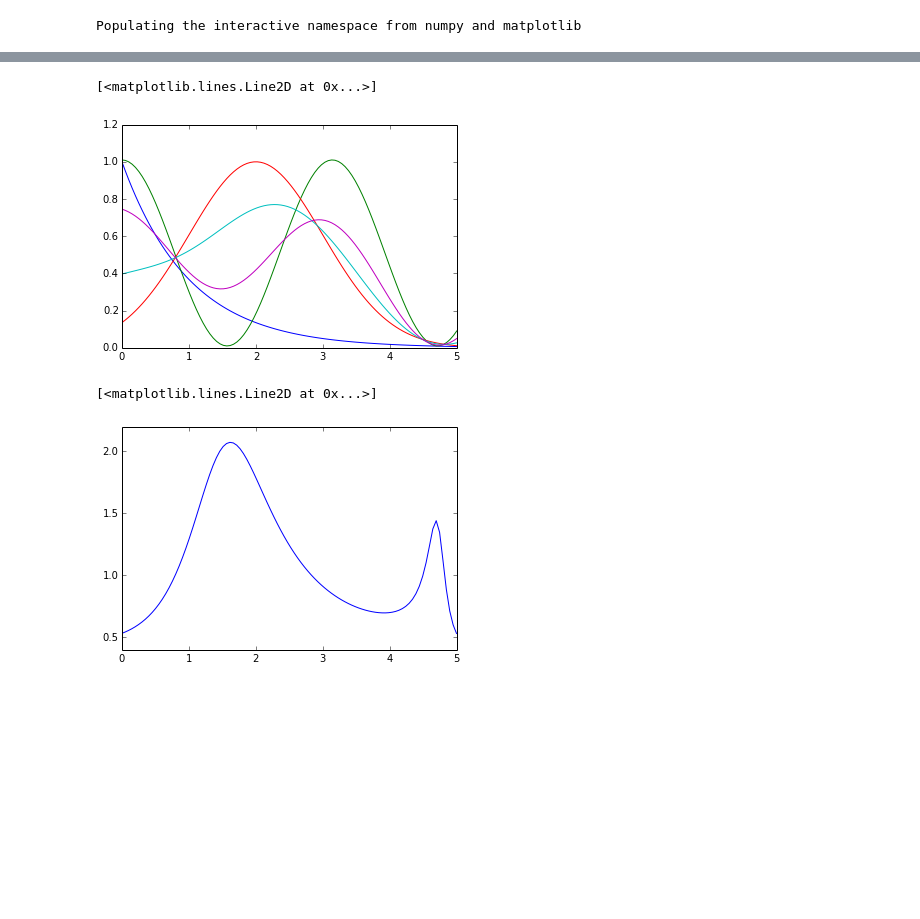
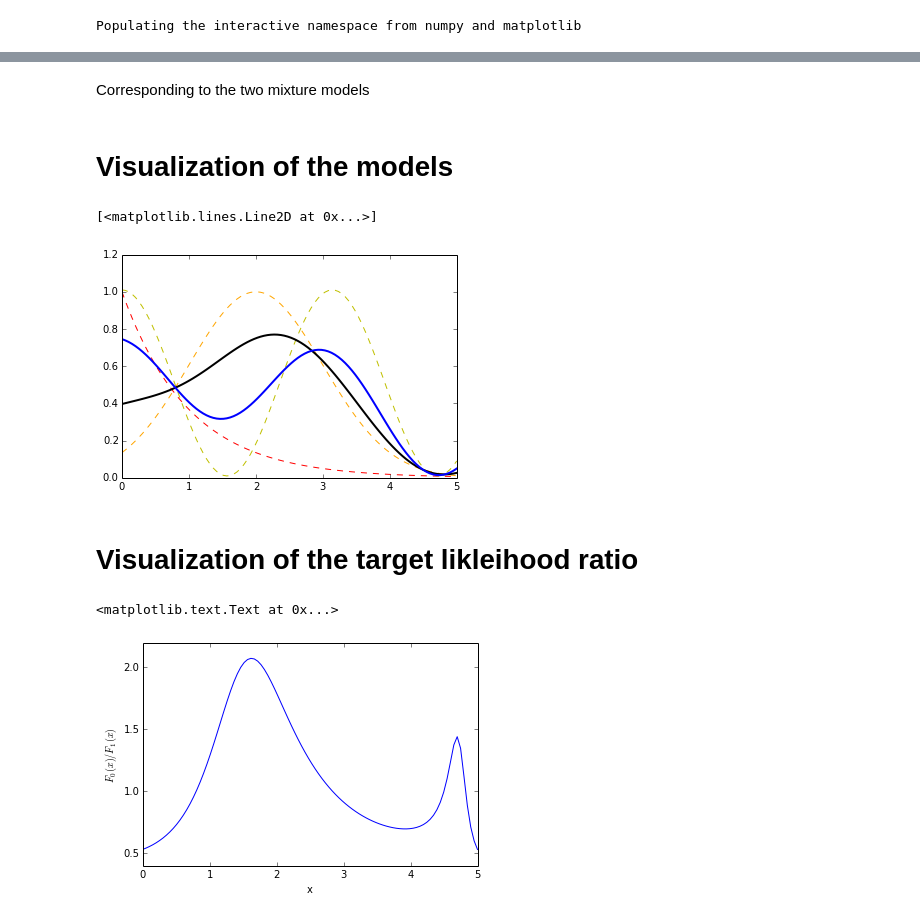
Before and after one commit to cranmer/play, a Jupyter notebook: misc/DecomposingTestsOfMixtureModels.ipynb, the cells around one changed output, grey strips where cells are left out. Cells and saved outputs as stored; diff of their text form; code cells hidden in the pictures; blank space fills up the shorter version.

```diff
--- a/misc/DecomposingTestsOfMixtureModels.ipynb
+++ b/misc/DecomposingTestsOfMixtureModels.ipynb
@@ -16,27 +105,38 @@ fs = [f0, f1, f2]
+# %%
+w0 = [.1,.2,.7]
+w1 = [.2,.5,.3]
+# %% [markdown]
+Corresponding to the two mixture models
 # %%
 def F0(x):
     sum = 0.
-    for i,c in enumerate(c0):
-        sum+= c*fs[i](x)
+    for w, f in zip(w0, fs):
+        sum += w*f(x)
     return sum
 def F1(x):
     sum = 0.
-    for i,c in enumerate(c1):
-        sum+= c*fs[i](x)
+    for w, f in zip(w1, fs):
+        sum+= w*f(x)
     return sum
+# %% [markdown]
+# Visualization of the models
 # %%
 xarray = np.linspace(0,5,100)
 # %%
-plt.plot(xarray,f0(xarray))
-plt.plot(xarray,f1(xarray))
-plt.plot(xarray,f2(xarray))
-plt.plot(xarray,F0(xarray))
-plt.plot(xarray,F1(xarray))
+plt.plot(xarray,f0(xarray), c='r', ls='--')
+plt.plot(xarray,f1(xarray), c='y', ls='--')
+plt.plot(xarray,f2(xarray), c='orange', ls='--')
+plt.plot(xarray,F0(xarray), c='black', ls='-', lw=2)
+plt.plot(xarray,F1(xarray), c='b', ls='-', lw=2)
 # %% [output]
 [<matplotlib.lines.Line2D at 0x...>]
-[figure, old version]
+[figure, new version]
+# %% [markdown]
+# Visualization of the target likleihood ratio
 # %%
 plt.plot(xarray,F0(xarray)/F1(xarray))
+plt.xlabel('x')
+plt.ylabel('$F_0(x)/F_1(x)$')
 # %% [output]
-[<matplotlib.lines.Line2D at 0x...>]
+<matplotlib.text.Text at 0x...>
-[figure, old version]
+[figure, new version]
```
Also changed, not shown: parts of 38 cells of this notebook, 12 other files.
